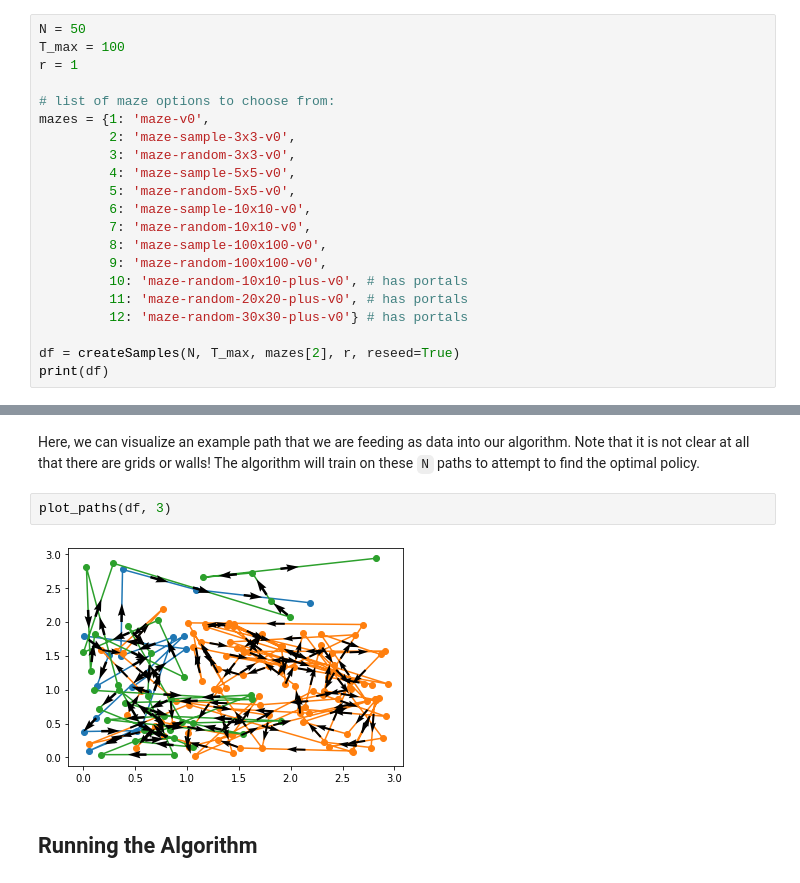
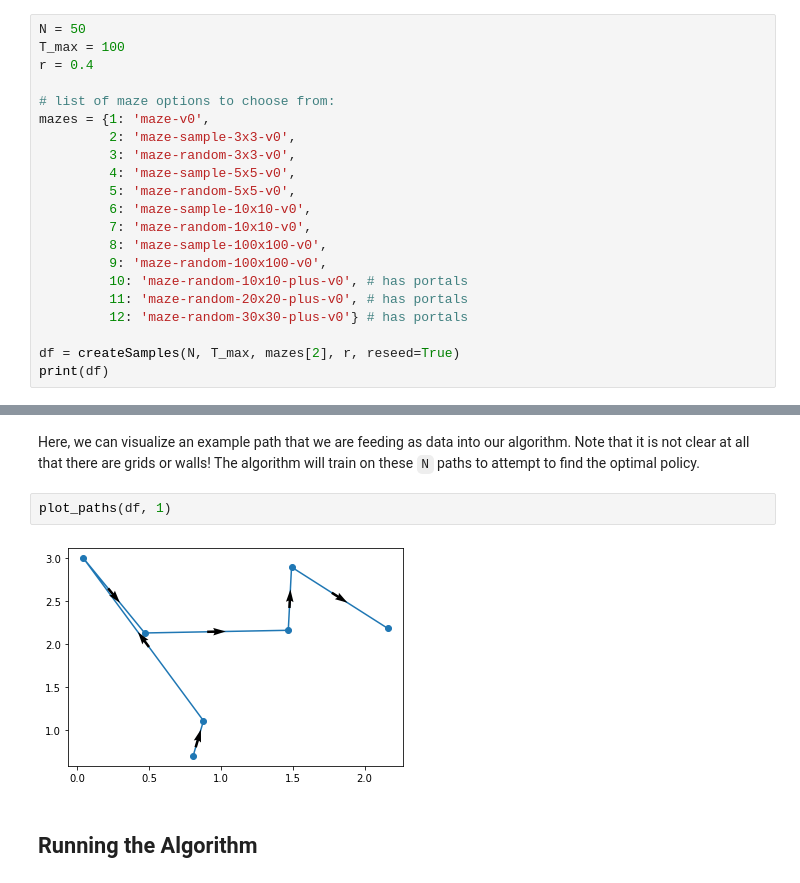
Before and after one commit to janicey27/ORC-MRL, a Jupyter notebook: Maze/Maze_Experience.ipynb, the cells around one changed output, grey strips where cells are left out. Saved outputs shown, nothing was run; the diff lists cells and outputs as text.

```diff
--- a/Maze/Maze_Experience.ipynb
+++ b/Maze/Maze_Experience.ipynb
@@ -64,7 +64,7 @@ Now selecting parameters: here, we decide how many times we want the robot to ru
 # %%
 N = 50
 T_max = 100
-r = 1
+r = 0.4
 
 # list of maze options to choose from:
 mazes = {1: 'maze-v0',
@@ -104,9 +102,9 @@ The resulting `FEATURE_0` and `FEATURE_1` are the `x` and `y` coordinates respec
 # %% [markdown]
 Here, we can visualize an example path that we are feeding as data into our algorithm. Note that it is not clear at all that there are grids or walls! The algorithm will train on these `N` paths to attempt to find the optimal policy.
 # %%
-plot_paths(df, 3)
+plot_paths(df, 1)
 # %% [output]
-[figure, old version]
+[figure, new version]
 # %% [markdown]
 ## Running the Algorithm
 # %% [markdown]
```
Also changed, not shown: parts of 2 cells of this notebook.
